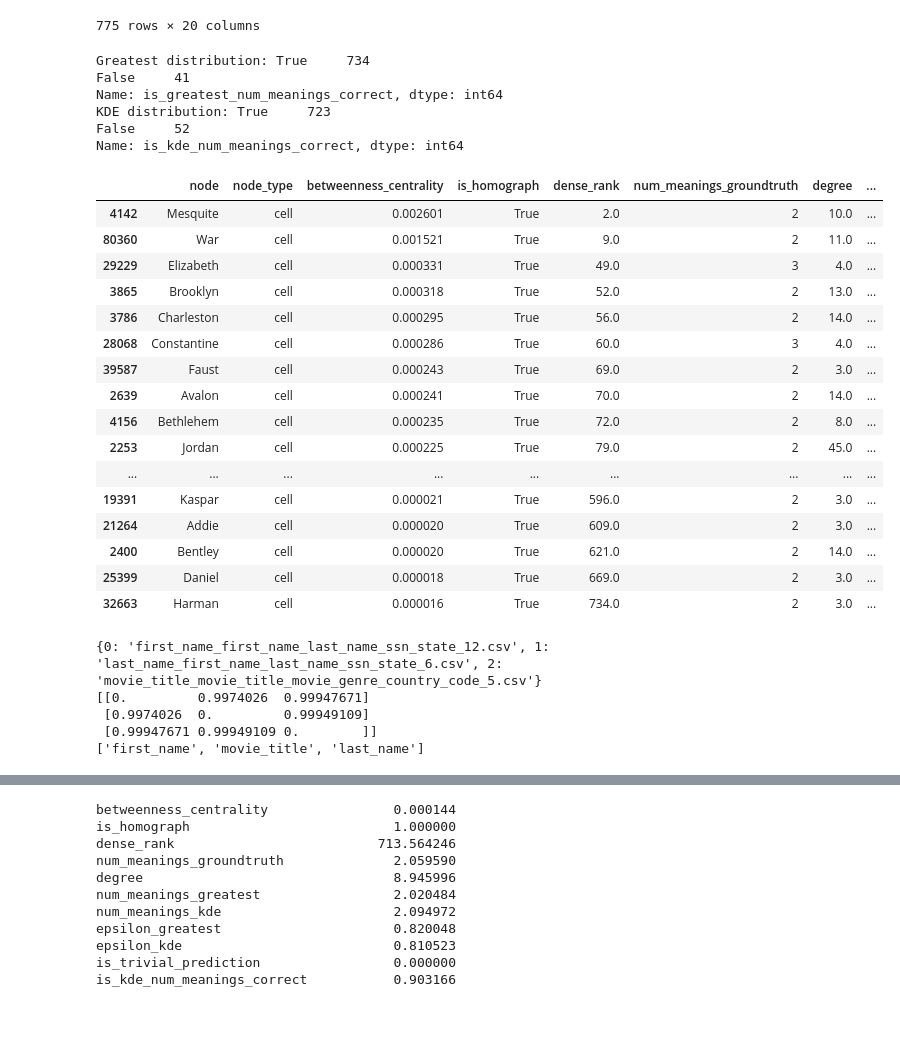
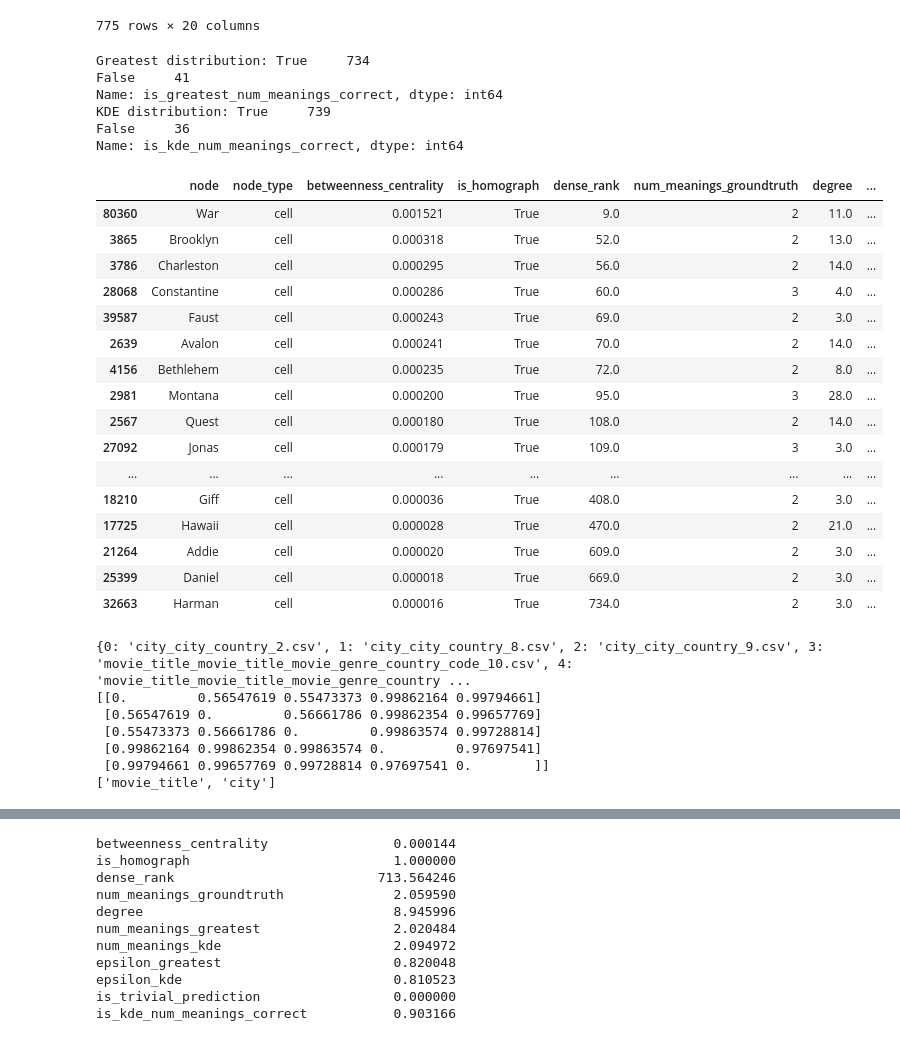
Before and after one commit to northeastern-datalab/domain_net, a Jupyter notebook: network_analysis/notebooks/num_meanings/pairwise_measures.ipynb, the cells around one changed output, grey strips where cells are left out. Drawn from its saved outputs; the diff is of its cells as text; code cells hidden in the pictures.

```diff
--- a/network_analysis/notebooks/num_meanings/pairwise_measures.ipynb
+++ b/network_analysis/notebooks/num_meanings/pairwise_measures.ipynb
@@ -34,7 +35,7 @@ def get_vals_in_range(m, lower_bound=0, upper_bound=0.99):
     return m_list
 
 
-def get_epsilon(m, lower_bound=0, upper_bound=0.99, mode='greatest', num_samples=1000, rel_height=1, bandwidth_multiplier=20):
+def get_epsilon(m, lower_bound=0, upper_bound=0.99, mode='greatest', num_samples=1000, rel_height=1, bandwidth_multiplier=20, dynamic_num_samples=False, log_base=10):
     '''
     m is a distance matrix
 
@@ -56,12 +57,12 @@ def get_epsilon(m, lower_bound=0, upper_bound=0.99, mode='greatest', num_samples
         return max(m_list)
     elif mode == 'kde':
         # TODO: Dynamically figure out the number of samples
-        density, samples, lower_bnd, upper_bnd = get_kde(m_list, bandwidth_multiplier=bandwidth_multiplier, num_samples=num_samples)
+        density, samples, lower_bnd, upper_bnd = get_kde(m_list, bandwidth_multiplier=bandwidth_multiplier, num_samples=num_samples, dynamic_num_samples=dynamic_num_samples, log_base=log_base)
         widths, width_heights, left_pos, right_pos = get_peak_widths(
             density=density,
             lower_bnd=lower_bnd,
             upper_bnd=upper_bnd,
-            num_samples=num_samples,
+            num_samples=len(samples),
             rel_height=rel_height
         )
 
@@ -106,7 +107,7 @@ def get_epsilon(m, lower_bound=0, upper_bound=0.99, mode='greatest', num_samples
         return epsilon
 
 
-def get_kde(vals, bandwidth_multiplier=20, num_samples=1000, boundary_proportion=0.1):
+def get_kde(vals, bandwidth_multiplier=20, num_samples=1000, boundary_proportion=0.1, dynamic_num_samples=False, log_base=10):
     '''
     Given a list of uniformly seperated values `vals` estimate density distribution using KDE
 
@@ -125,6 +126,10 @@ def get_kde(vals, bandwidth_multiplier=20, num_samples=1000, boundary_proportion
     else:
         samples_lower_bnd = min(vals) - boundary_proportion*vals_range
         samples_upper_bnd = max(vals) + boundary_proportion*vals_range
+
+    if dynamic_num_samples:
+        # The number of samples are dynamical set depending on the `vals_range`
+        num_samples = math.ceil(num_samples / (1 - math.log(samples_upper_bnd - samples_lower_bnd, log_base)))
 
     # Compute the KDE curve
     points = np.array(np.array(vals)).reshape(-1,1)
@@ -159,7 +164,7 @@ def get_peak_widths(density, lower_bnd, upper_bnd, num_samples, rel_height=0.5):
 
     return widths, width_heights, left_pos, right_pos
 
-def get_num_meanings(df, G, node_to_matrix_dict, lower_bound=0, upper_bound=1, num_samples=1000, rel_height=0.999, bandwidth_multiplier=20):
+def get_num_meanings(df, G, node_to_matrix_dict, lower_bound=0, upper_bound=1, num_samples=1000, rel_height=0.999, bandwidth_multiplier=20, dynamic_num_samples=False, log_base=10):
     '''
     Takes a dataframe with the nodes for which the number of meanings is to be evaluated.
     It finds the number of meanings using both the 'greatest' and 'KDE' approach
@@ -188,7 +193,7 @@ def get_num_meanings(df, G, node_to_matrix_dict, lower_bound=0, upper_bound=1, n
 
             # Get the epsilon using both modes
             epsilon_greatest = get_epsilon(m, lower_bound=lower_bound, upper_bound=0.99, mode='greatest', num_samples=num_samples, rel_height=rel_height, bandwidth_multiplier=bandwidth_multiplier)
-            epsilon_kde = get_epsilon(m, lower_bound=lower_bound, upper_bound=upper_bound, mode='kde', num_samples=num_samples, rel_height=rel_height, bandwidth_multiplier=bandwidth_multiplier)
+            epsilon_kde = get_epsilon(m, lower_bound=lower_bound, upper_bound=upper_bound, mode='kde', num_samples=num_samples, rel_height=rel_height, bandwidth_multiplier=bandwidth_multiplier, dynamic_num_samples=dynamic_num_samples, log_base=log_base)
 
             # Run DBSCAN over the matrix with the specified epsilon
             labels_greatest = DBSCAN(min_samples=1, metric='precomputed', eps=epsilon_greatest).fit_predict(m)
@@ -714,7 +749,7 @@ for node in input_nodes:
     node_to_idx_dict[node] = idx_to_node
 # %%
 df_input_nodes = df.copy()[df['node'].isin(input_nodes)]
-df_input_nodes, labels_greatest, labels_kde = get_num_meanings(df_input_nodes, G, node_to_matrix_dict, lower_bound=0, upper_bound=1, num_samples=1000, rel_height=0.999, bandwidth_multiplier=20)
+df_input_nodes, labels_greatest, labels_kde = get_num_meanings(df_input_nodes, G, node_to_matrix_dict, lower_bound=0, upper_bound=1, num_samples=2000, rel_height=0.999, bandwidth_multiplier=20, dynamic_num_samples=True, log_base=10)
 df_input_nodes
 # %% [output]
 |  | node | node_type | betweenness_centrality | is_homograph | dense_rank | num_meanings_groundtruth | degree | ... |
@@ -754,37 +789,39 @@ print('KDE distribution:', df_input_nodes['is_kde_num_meanings_correct'].value_c
 Greatest distribution: True     734
 False     41
 Name: is_greatest_num_meanings_correct, dtype: int64
-KDE distribution: True     723
-False     52
+KDE distribution: True     739
+False     36
 Name: is_kde_num_meanings_correct, dtype: int64
 # %%
-df_input_nodes[(df_input_nodes['is_kde_num_meanings_correct'] == False) & (df_input_nodes['is_greatest_num_meanings_correct'] == True)]
+df_input_nodes[(df_input_nodes['is_kde_num_meanings_correct'] == False) & df_input_nodes['is_greatest_num_meanings_correct'] == True]
 # %% [output]
 |  | node | node_type | betweenness_centrality | is_homograph | dense_rank | num_meanings_groundtruth | degree | ... |
-| 4142 | Mesquite | cell | 0.002601 | True | 2.0 | 2 | 10.0 | ... |
 | 80360 | War | cell | 0.001521 | True | 9.0 | 2 | 11.0 | ... |
-| 29229 | Elizabeth | cell | 0.000331 | True | 49.0 | 3 | 4.0 | ... |
 | 3865 | Brooklyn | cell | 0.000318 | True | 52.0 | 2 | 13.0 | ... |
 | 3786 | Charleston | cell | 0.000295 | True | 56.0 | 2 | 14.0 | ... |
 | 28068 | Constantine | cell | 0.000286 | True | 60.0 | 3 | 4.0 | ... |
 | 39587 | Faust | cell | 0.000243 | True | 69.0 | 2 | 3.0 | ... |
 | 2639 | Avalon | cell | 0.000241 | True | 70.0 | 2 | 14.0 | ... |
 | 4156 | Bethlehem | cell | 0.000235 | True | 72.0 | 2 | 8.0 | ... |
-| 2253 | Jordan | cell | 0.000225 | True | 79.0 | 2 | 45.0 | ... |
+| 2981 | Montana | cell | 0.000200 | True | 95.0 | 3 | 28.0 | ... |
+| 2567 | Quest | cell | 0.000180 | True | 108.0 | 2 | 14.0 | ... |
+| 27092 | Jonas | cell | 0.000179 | True | 109.0 | 3 | 3.0 | ... |
 | ... | ... | ... | ... | ... | ... | ... | ... | ... |
-| 19391 | Kaspar | cell | 0.000021 | True | 596.0 | 2 | 3.0 | ... |
+| 18210 | Giff | cell | 0.000036 | True | 408.0 | 2 | 3.0 | ... |
+| 17725 | Hawaii | cell | 0.000028 | True | 470.0 | 2 | 21.0 | ... |
 | 21264 | Addie | cell | 0.000020 | True | 609.0 | 2 | 3.0 | ... |
-| 2400 | Bentley | cell | 0.000020 | True | 621.0 | 2 | 14.0 | ... |
 | 25399 | Daniel | cell | 0.000018 | True | 669.0 | 2 | 3.0 | ... |
 | 32663 | Harman | cell | 0.000016 | True | 734.0 | 2 | 3.0 | ... |
 # %%
-node='Jonas'
+node='Annapolis'
 print(node_to_idx_dict[node])
 print(node_to_matrix_dict[node])
 print(utils.graph_helpers.get_cell_node_column_names(G, node))
 # %% [output]
-{0: 'first_name_first_name_last_name_ssn_state_12.csv', 1: 'last_name_first_name_last_name_ssn_state_6.csv', 2: 'movie_title_movie_title_movie_genre_country_code_5.csv'}
-[[0.         0.9974026  0.99947671]
- [0.9974026  0.         0.99949109]
- [0.99947671 0.99949109 0.        ]]
-['first_name', 'movie_title', 'last_name']
+{0: 'city_city_country_2.csv', 1: 'city_city_country_8.csv', 2: 'city_city_country_9.csv', 3: 'movie_title_movie_title_movie_genre_country_code_10.csv', 4: 'movie_title_movie_title_movie_genre_country ...
+[[0.         0.56547619 0.55473373 0.99862164 0.99794661]
+ [0.56547619 0.         0.56661786 0.99862354 0.99657769]
+ [0.55473373 0.56661786 0.         0.99863574 0.99728814]
+ [0.99862164 0.99862354 0.99863574 0.         0.97697541]
+ [0.99794661 0.99657769 0.99728814 0.97697541 0.        ]]
+['movie_title', 'city']
```
Also changed, not shown: parts of 11 cells of this notebook, 2 other files.
